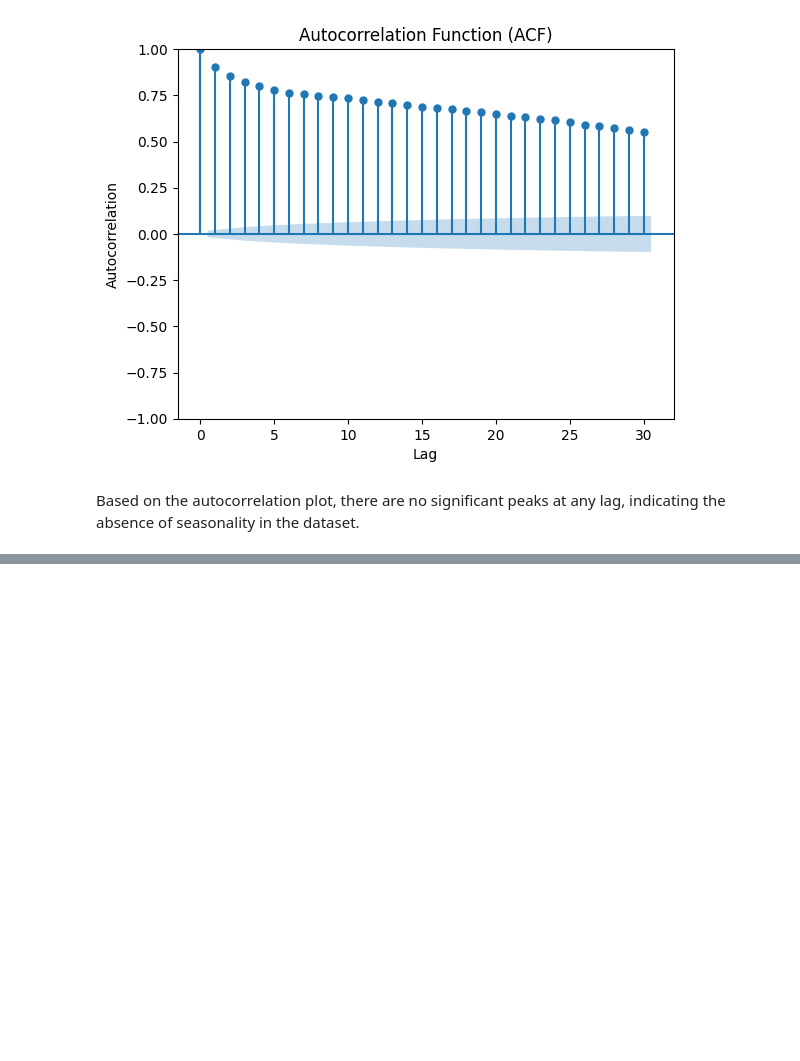
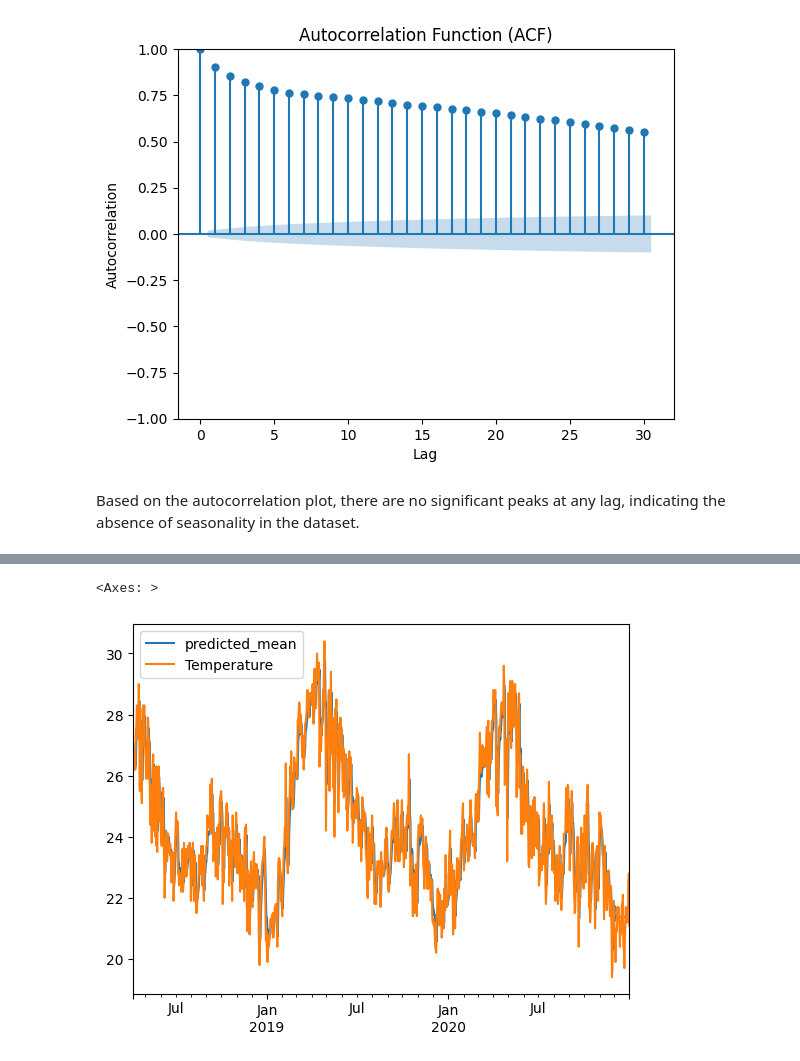
Before and after one commit to bhumikays/Time-Series-Forecasting-of-Temperature, a Jupyter notebook: Data _Cleaning_and_EDA.ipynb, the cells around one changed output, grey strips where cells are left out. Cells and saved outputs as stored; diff of their text form; code cells hidden in the pictures; blank space fills up the shorter version.

```diff
--- a/Data _Cleaning_and_EDA.ipynb
+++ b/Data _Cleaning_and_EDA.ipynb
@@ -269,0 +430,5 @@ plt.show()
+# %%
+start = len(train)
+end = len(train) + len(test) - 1
+pred = model.predict(start = start, end = end)
+pred
@@ -269,0 +448,6 @@ plt.show()
+# %%
+pred.plot(legend = True)
+test['Temperature'].plot(legend = True)
+# %% [output]
+<Axes: >
+[figure, added]
```
Also changed, not shown: parts of 24 cells of this notebook.
